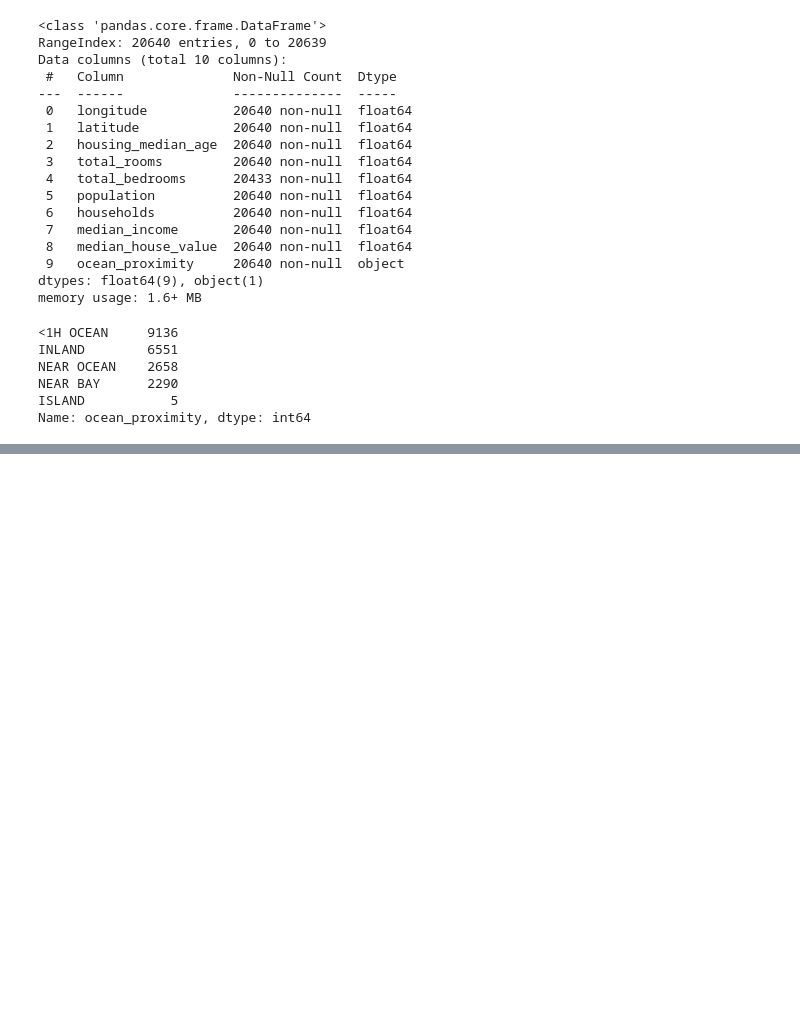
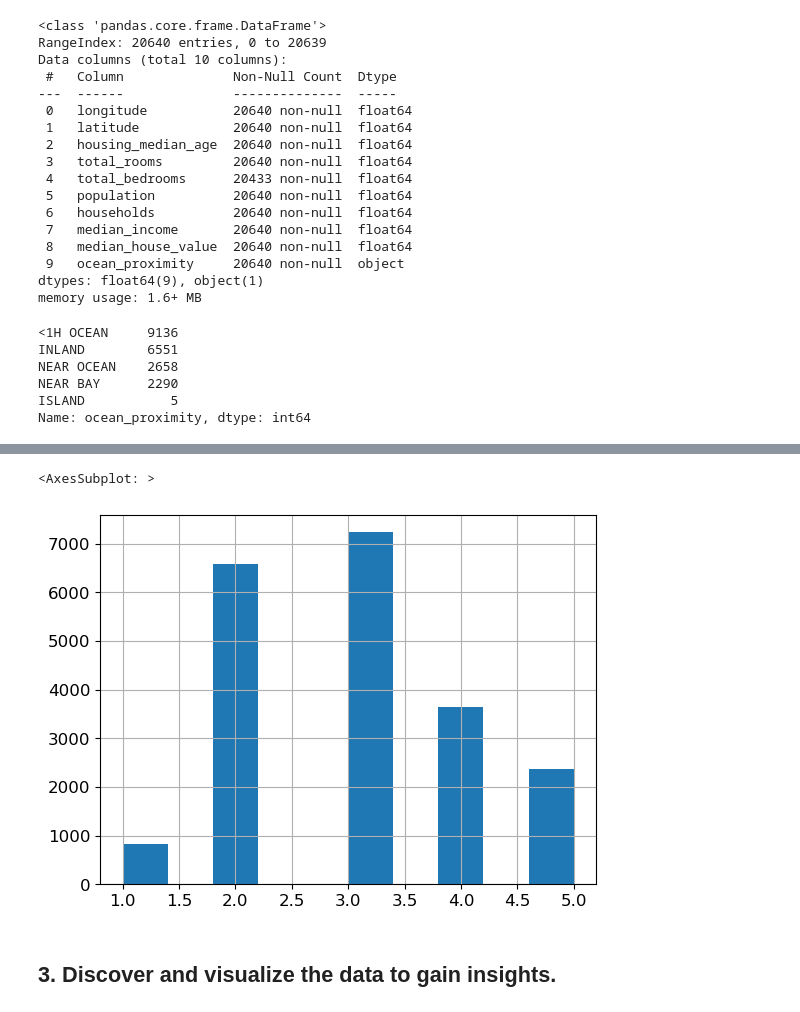
Before and after one commit to lawalsegun2025/hands_on_ml2, a Jupyter notebook: notebooks/02_end_to_end_machine_learning_project.ipynb, the cells around one changed output, grey strips where cells are left out. Saved outputs shown, nothing was run; the diff lists cells and outputs as text; code cells hidden in the pictures; blank space fills up the shorter version.

```diff
--- a/notebooks/02_end_to_end_machine_learning_project.ipynb
+++ b/notebooks/02_end_to_end_machine_learning_project.ipynb
@@ -113,0 +189,4 @@ plt.show()
+# %%
+housing["income_cat"] = pd.cut(housing["median_income"],
+                               bins=[0., 1.5, 3.0, 4.5, 6., np.inf],
+                               labels=[1, 2, 3, 4, 5])
@@ -114,3 +202,10 @@ plt.show()
+# %%
+housing["income_cat"].hist()
+# %% [output]
+<AxesSubplot: >
+[figure, added]
+# %% [markdown]
+## 3. Discover and visualize the data to gain insights.
 # %%
 
 4. Prepare the data for Machine Learning algorithms.
```
Also changed, not shown: parts of 23 cells of this notebook.
